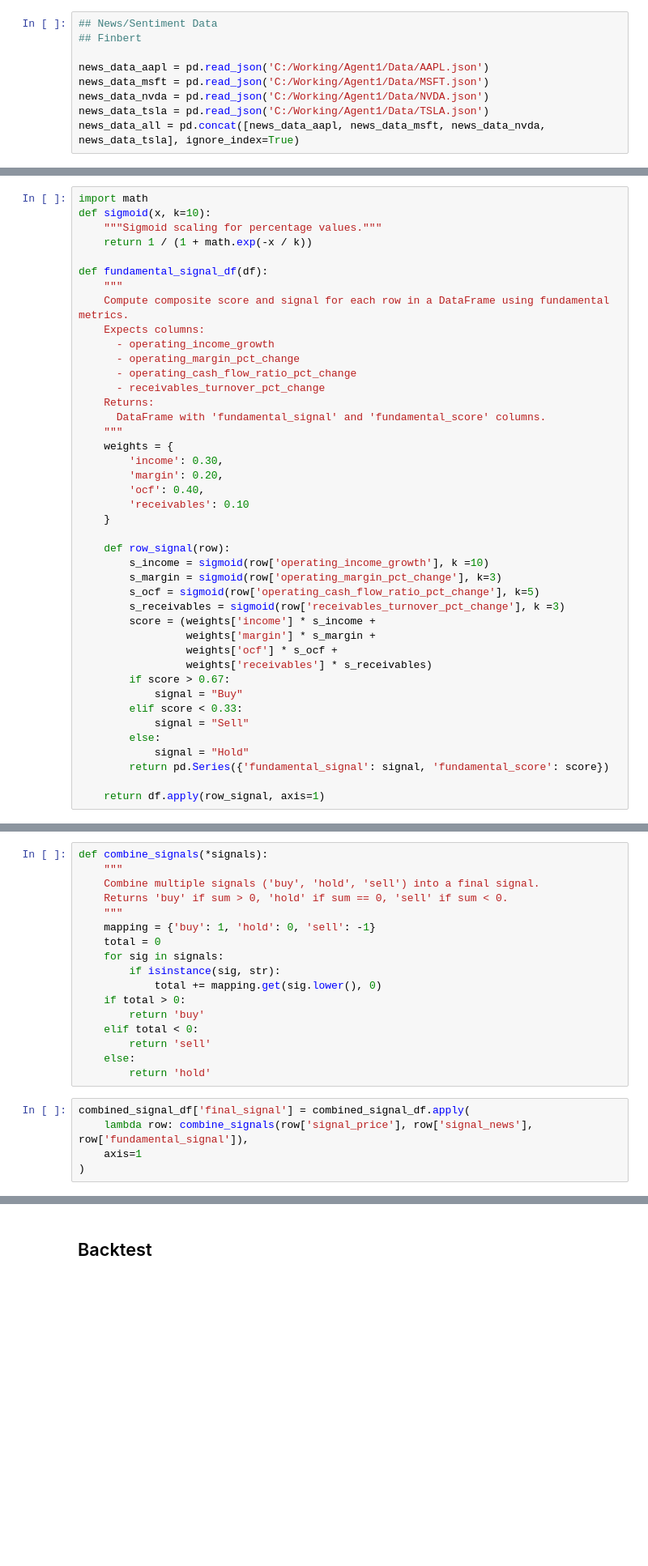
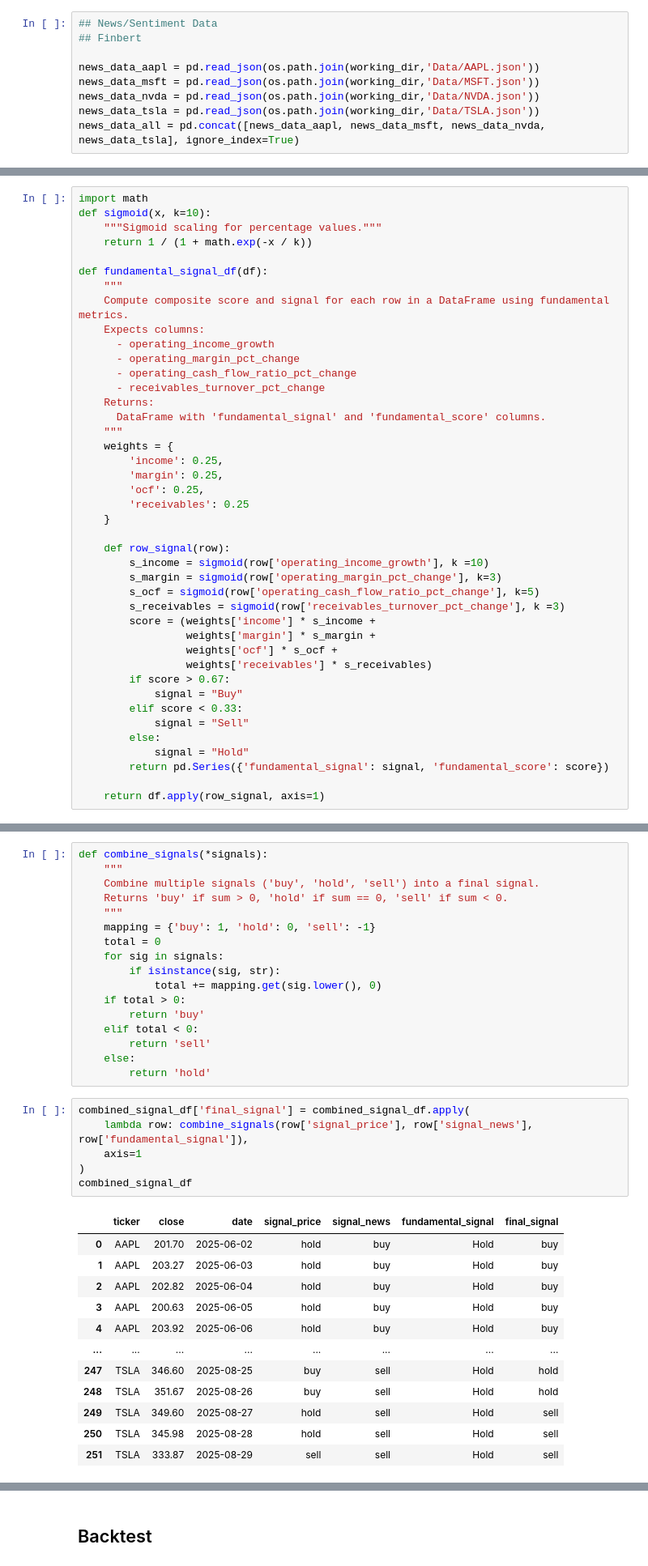
Before and after one commit to nguan1/agent1, a Jupyter notebook: main_notebook.ipynb, the cells around one changed output, grey strips where cells are left out. Shown: that part at 81% size. Drawn from its saved outputs; the diff is of its cells as text; blank space fills up the shorter version.

```diff
--- a/main_notebook.ipynb
+++ b/main_notebook.ipynb
@@ -99,10 +128,10 @@ stock_data['signal'] = stock_data['sharpe_ratio_7_day'].apply(lambda x: 'buy' if
 ## News/Sentiment Data
 ## Finbert
 
-news_data_aapl = pd.read_json('C:/Working/Agent1/Data/AAPL.json')
-news_data_msft = pd.read_json('C:/Working/Agent1/Data/MSFT.json')
-news_data_nvda = pd.read_json('C:/Working/Agent1/Data/NVDA.json')
-news_data_tsla = pd.read_json('C:/Working/Agent1/Data/TSLA.json')
+news_data_aapl = pd.read_json(os.path.join(working_dir,'Data/AAPL.json'))
+news_data_msft = pd.read_json(os.path.join(working_dir,'Data/MSFT.json'))
+news_data_nvda = pd.read_json(os.path.join(working_dir,'Data/NVDA.json'))
+news_data_tsla = pd.read_json(os.path.join(working_dir,'Data/TSLA.json'))
 news_data_all = pd.concat([news_data_aapl, news_data_msft, news_data_nvda, news_data_tsla], ignore_index=True)
 # %%
 import torch
@@ -188,10 +217,10 @@ def fundamental_signal_df(df):
       DataFrame with 'fundamental_signal' and 'fundamental_score' columns.
     """
     weights = {
-        'income': 0.30,
-        'margin': 0.20,
-        'ocf': 0.40,
-        'receivables': 0.10
+        'income': 0.25,
+        'margin': 0.25,
+        'ocf': 0.25,
+        'receivables': 0.25
     }
 
     def row_signal(row):
@@ -297,5 +308,19 @@ def combine_signals(*signals):
 # %%
 combined_signal_df['final_signal'] = combined_signal_df.apply(
     lambda row: combine_signals(row['signal_price'], row['signal_news'], row['fundamental_signal']),
     axis=1
 )
+combined_signal_df
+# %% [output]
+|  | ticker | close | date | signal_price | signal_news | fundamental_signal | final_signal |
+| 0 | AAPL | 201.70 | 2025-06-02 | hold | buy | Hold | buy |
+| 1 | AAPL | 203.27 | 2025-06-03 | hold | buy | Hold | buy |
+| 2 | AAPL | 202.82 | 2025-06-04 | hold | buy | Hold | buy |
+| 3 | AAPL | 200.63 | 2025-06-05 | hold | buy | Hold | buy |
+| 4 | AAPL | 203.92 | 2025-06-06 | hold | buy | Hold | buy |
+| ... | ... | ... | ... | ... | ... | ... | ... |
+| 247 | TSLA | 346.60 | 2025-08-25 | buy | sell | Hold | hold |
+| 248 | TSLA | 351.67 | 2025-08-26 | buy | sell | Hold | hold |
+| 249 | TSLA | 349.60 | 2025-08-27 | hold | sell | Hold | sell |
+| 250 | TSLA | 345.98 | 2025-08-28 | hold | sell | Hold | sell |
+| 251 | TSLA | 333.87 | 2025-08-29 | sell | sell | Hold | sell |
```
Also changed, not shown: parts of 34 cells of this notebook, 7 other files.
